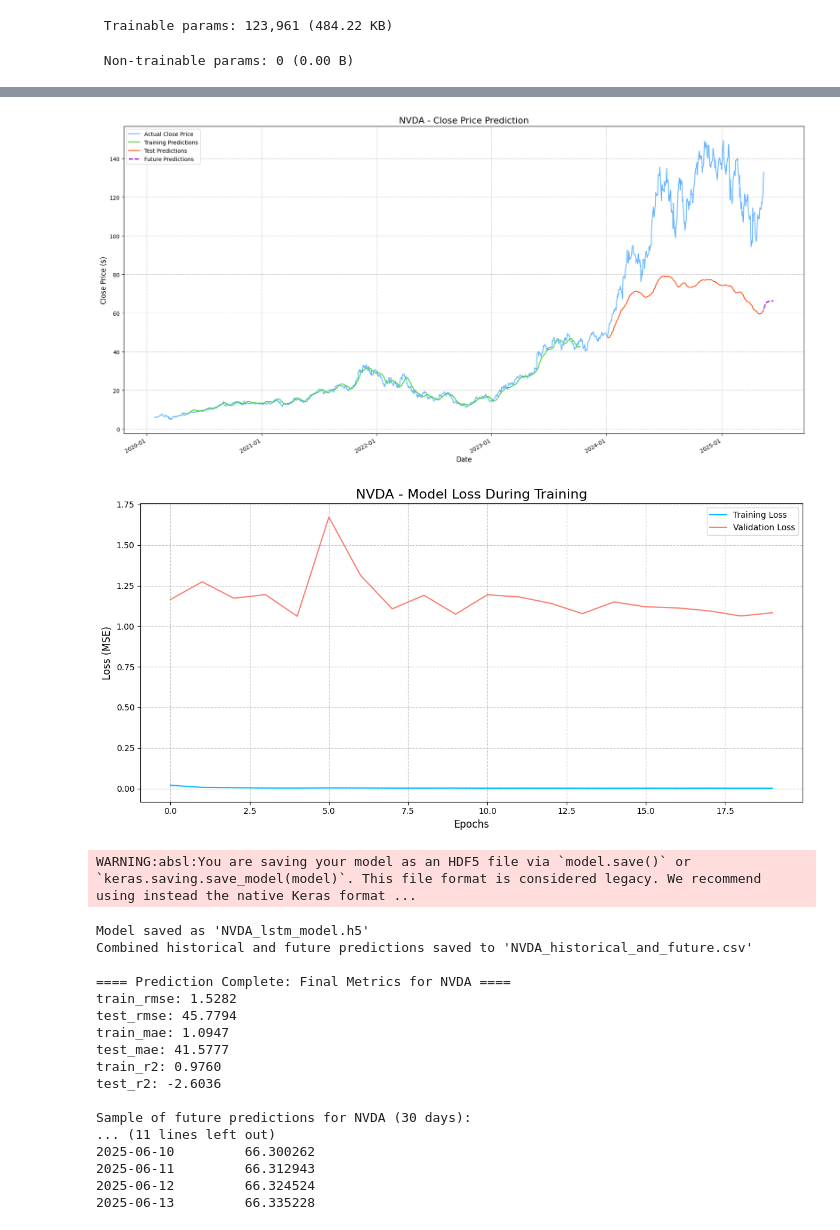
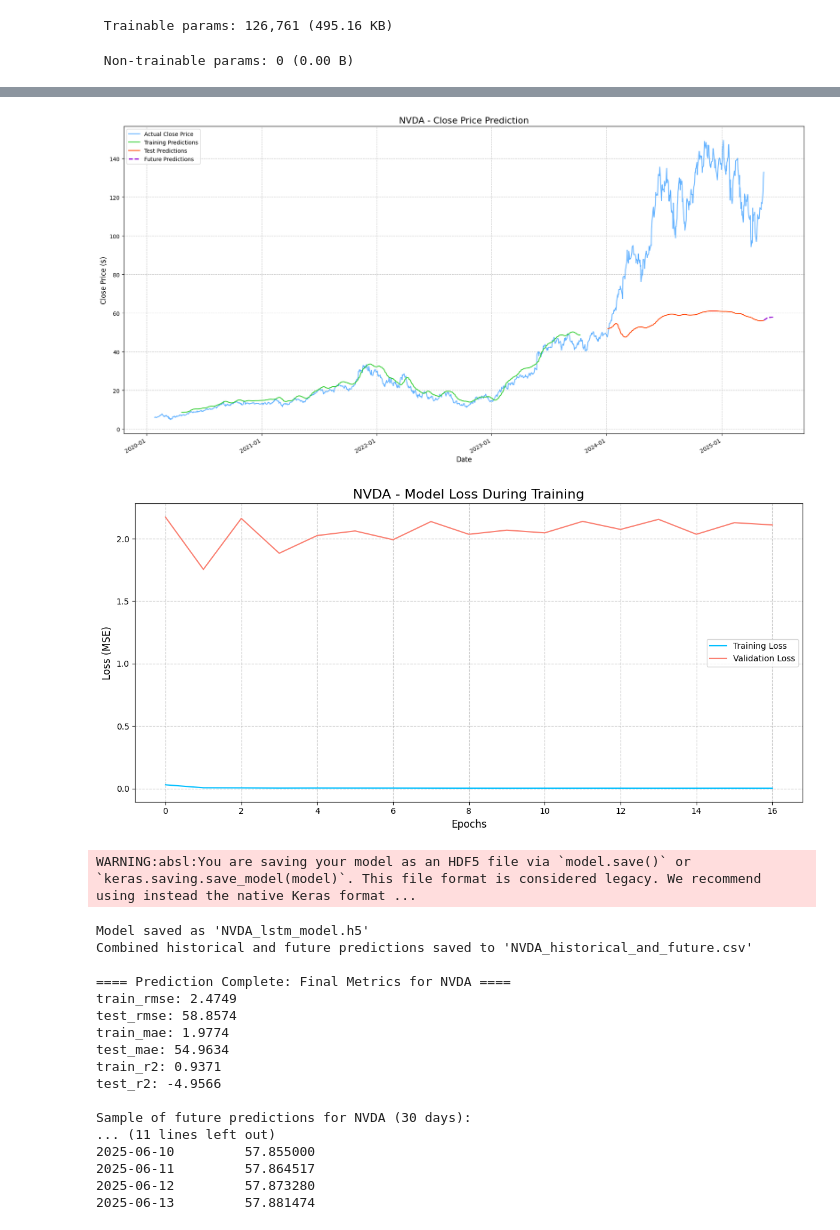
Before and after one commit to luke-schumacher/ML_Final_Project, a Jupyter notebook: Lusofona/LSTM_Stock_Prediction_Refined.ipynb, the cells around one changed output, grey strips where cells are left out. Cells and saved outputs as stored; diff of their text form; code cells hidden in the pictures.

```diff
--- a/Lusofona/LSTM_Stock_Prediction_Refined.ipynb
+++ b/Lusofona/LSTM_Stock_Prediction_Refined.ipynb
@@ -605,11 +605,17 @@ if __name__ == "__main__":
 
     # Define features to use
     FEATURES_TO_USE = [
-        'Open', 'High', 'Low', 'Close', 'Volume',
-        'MA_50', 'MA_200',
-        'RSI',
-        'volatility_20d',
-        'volume_ma_5',
+    # Core price/volume (5)
+    'Close', 'High', 'Low', 'Volume', 'price_change_pct',
+
+    # Technical indicators (6)
+    'MA_20', 'MA_50', 'MA_200', 'RSI', 'volatility_20d', 'momentum_10d',
+
+    # Key fundamentals (4)
+    'eps', 'revenue', 'netIncomeRatio', 'PE_ratio',
+
+    # Context (2)
+    'days_since_financial_update', 'market_cap'
     ]
 
     # Path to the merged dataset
@@ -709,3 +715,3 @@ Model: "sequential"
- Trainable params: 123,961 (484.22 KB)
+ Trainable params: 126,761 (495.16 KB)
  Non-trainable params: 0 (0.00 B)
 Epoch 1/75
@@ -724,27 +730,27 @@ Epoch 6/75
 Warning: Feature 'volatility_20d' is using carry-forward logic in predict_future. For better accuracy, implement dynamic recalculation based on predicted target.
 Future predictions saved to 'NVDA_future_predictions.csv'
 
 ==== Visualizing Predictions ====
-[figure, old version]
+[figure, new version]
-[figure, old version]
+[figure, new version]
 WARNING:absl:You are saving your model as an HDF5 file via `model.save()` or `keras.saving.save_model(model)`. This file format is considered legacy. We recommend using instead the native Keras format ...
 Model saved as 'NVDA_lstm_model.h5'
 Combined historical and future predictions saved to 'NVDA_historical_and_future.csv'
 
 ==== Prediction Complete: Final Metrics for NVDA ====
-train_rmse: 1.5282
-test_rmse: 45.7794
-train_mae: 1.0947
-test_mae: 41.5777
-train_r2: 0.9760
-test_r2: -2.6036
+train_rmse: 2.4749
+test_rmse: 58.8574
+train_mae: 1.9774
+test_mae: 54.9634
+train_r2: 0.9371
+test_r2: -4.9566
 
 Sample of future predictions for NVDA (30 days):
 ... (11 lines left out)
-2025-06-10         66.300262
-2025-06-11         66.312943
-2025-06-12         66.324524
-2025-06-13         66.335228
+2025-06-10         57.855000
+2025-06-11         57.864517
+2025-06-12         57.873280
+2025-06-13         57.881474
 # %%
 # Potential changes
 
```
Also changed, not shown: parts of 1 cell of this notebook, 18 other files.
